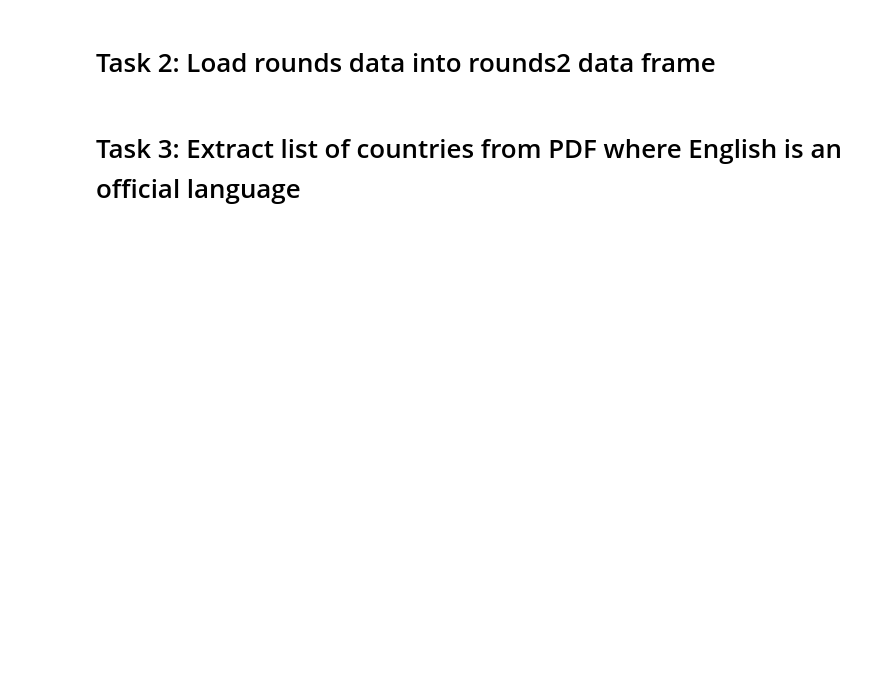
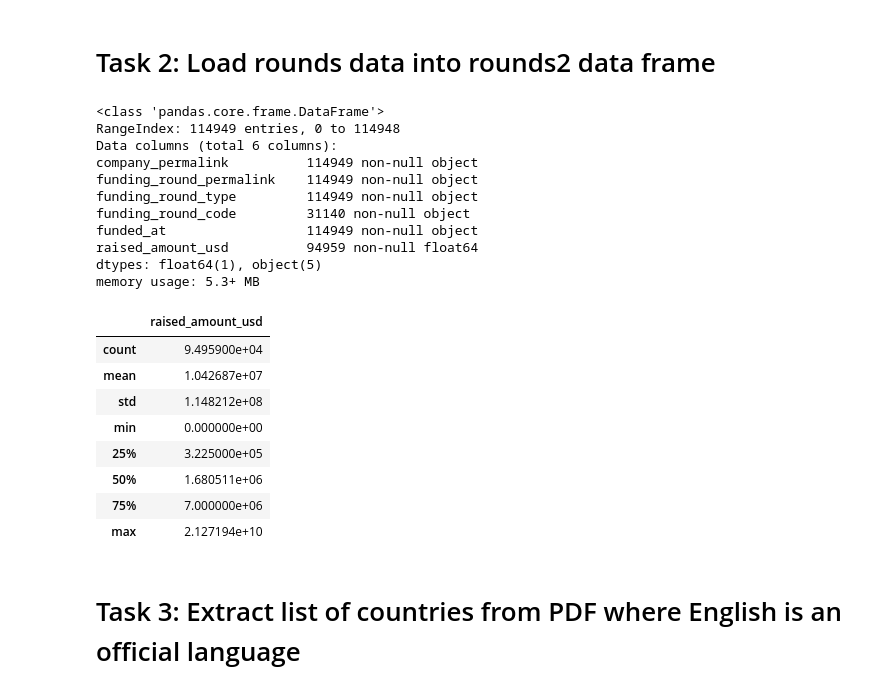
Before and after one commit to Nanditha-G-N/Machine-Learning-Case-Studies, a Jupyter notebook: investment-case-study.ipynb, the cells around one changed output. Drawn from its saved outputs; the diff is of its cells as text; code cells hidden in the pictures; blank space fills up the shorter version.

```diff
--- a/investment-case-study.ipynb
+++ b/investment-case-study.ipynb
@@ -20,2 +25,28 @@ import pandas as pd
+# %%
+rounds2 = pd.read_csv("rounds2.csv",encoding = "ISO-8859-1")
+rounds2['company_permalink']=rounds2['company_permalink'].str.lower()
+rounds2.info()
+rounds2.describe()
+# %% [output]
+<class 'pandas.core.frame.DataFrame'>
+RangeIndex: 114949 entries, 0 to 114948
+Data columns (total 6 columns):
+company_permalink          114949 non-null object
+funding_round_permalink    114949 non-null object
+funding_round_type         114949 non-null object
+funding_round_code         31140 non-null object
+funded_at                  114949 non-null object
+raised_amount_usd          94959 non-null float64
+dtypes: float64(1), object(5)
+memory usage: 5.3+ MB
+|  | raised_amount_usd |
+| count | 9.495900e+04 |
+| mean | 1.042687e+07 |
+| std | 1.148212e+08 |
+| min | 0.000000e+00 |
+| 25% | 3.225000e+05 |
+| 50% | 1.680511e+06 |
+| 75% | 7.000000e+06 |
+| max | 2.127194e+10 |
 # %% [markdown]
 # Task 3: Extract list of countries from PDF where English is an official language
```
Also changed, not shown: parts of 16 cells of this notebook, 1 other file.
